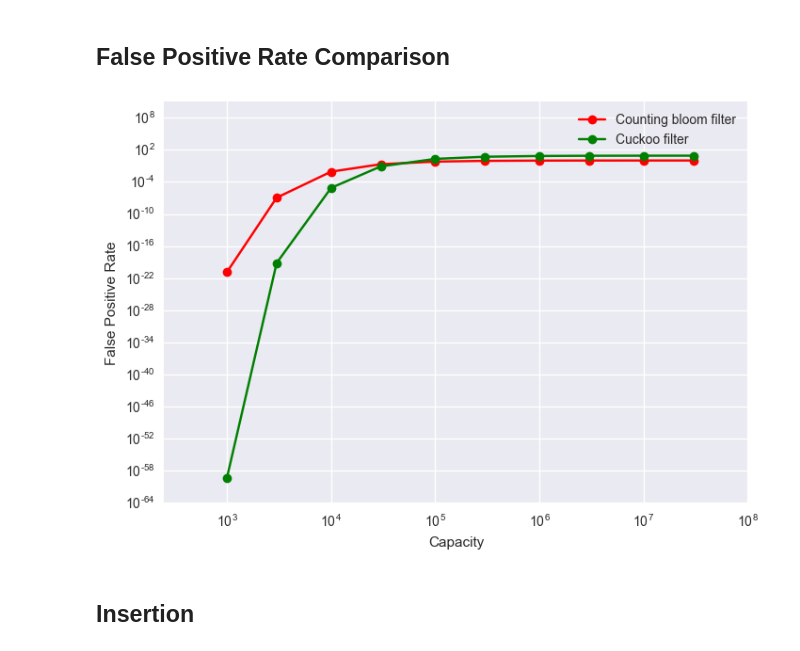
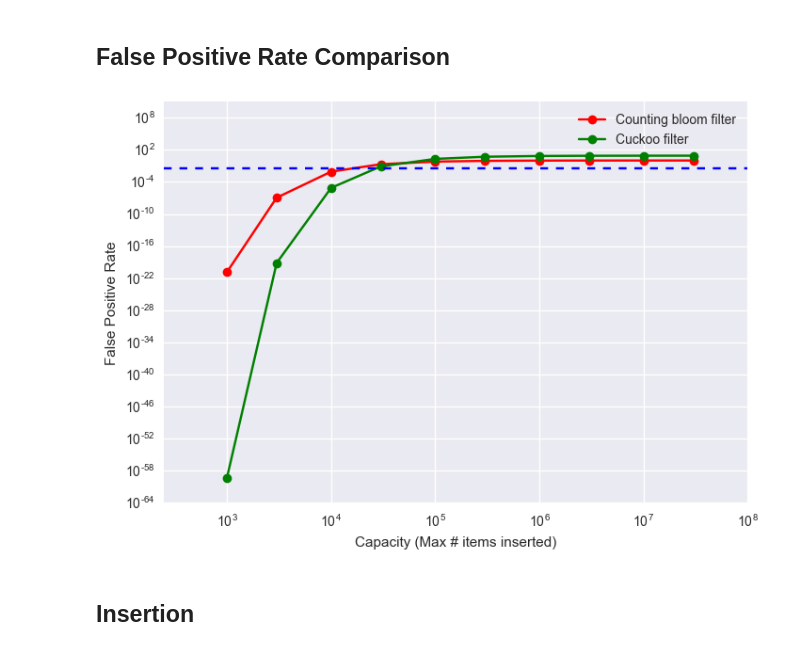
Before and after one commit to fastforwardlabs/cuckoofilter, a Jupyter notebook: bench_marking_notebook.ipynb, the cells around one changed output. Saved outputs shown, nothing was run; the diff lists cells and outputs as text; code cells hidden in the pictures.

```diff
--- a/bench_marking_notebook.ipynb
+++ b/bench_marking_notebook.ipynb
@@ -42,15 +42,16 @@ for size in capacities:
 # %%
 #result from running this once. takes more than 10mins, so not running multiple times.
 plt.loglog(np.array(capacities), np.array(bloom_fp), "-ro", ms=7, label="Counting bloom filter")
 plt.loglog(np.array(capacities), np.array(cuckoo_fp), "-go", ms=7, label="Cuckoo filter")
+plt.axhline(y=0.03, xmin=0, xmax=1, hold=None, ls="--")
 plt.xlim([2.5*10e1, 10e7])
 plt.ylim([10e-65, 10e10])
 plt.ylabel("False Positive Rate")
-plt.xlabel("Capacity")
+plt.xlabel("Capacity (Max # items inserted)")
 plt.legend()
-plt.savefig('images/false_positive_(0.1MB).png', bbox_inches='tight')
+plt.savefig('images/false_positive_test.png', bbox_inches='tight')
 # %% [output]
-[figure, old version]
+[figure, new version]
 # %% [markdown]
 ## Insertion
 # %%
```
Also changed, not shown: parts of 11 cells of this notebook, 7 other files.
